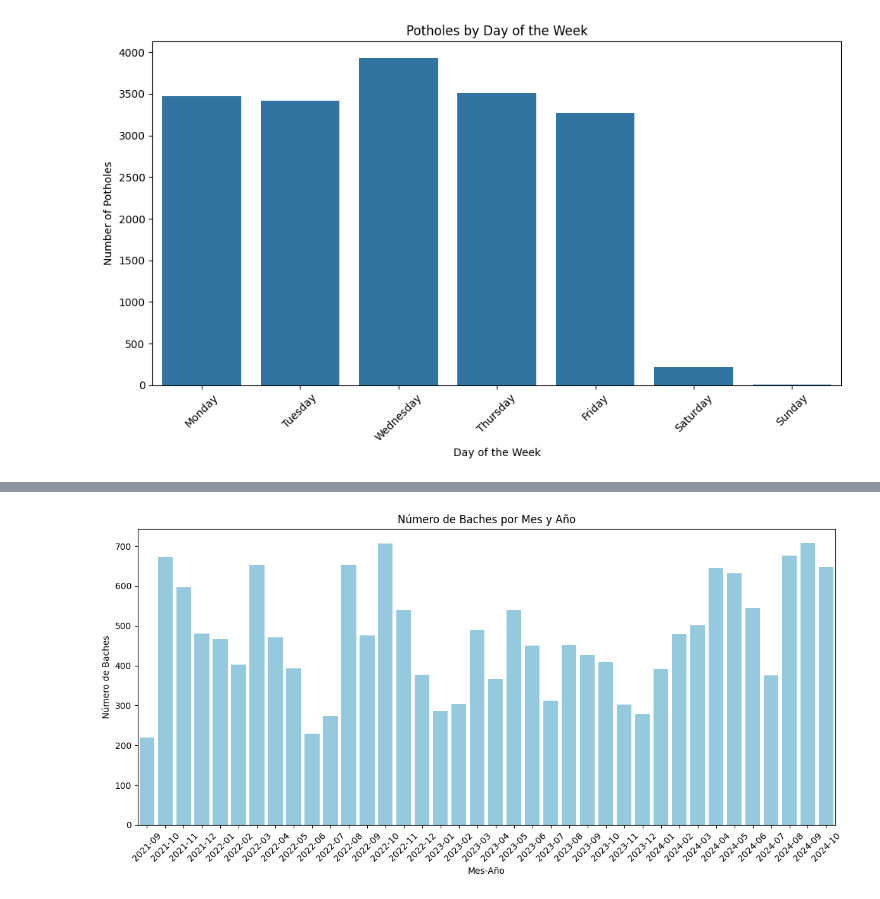
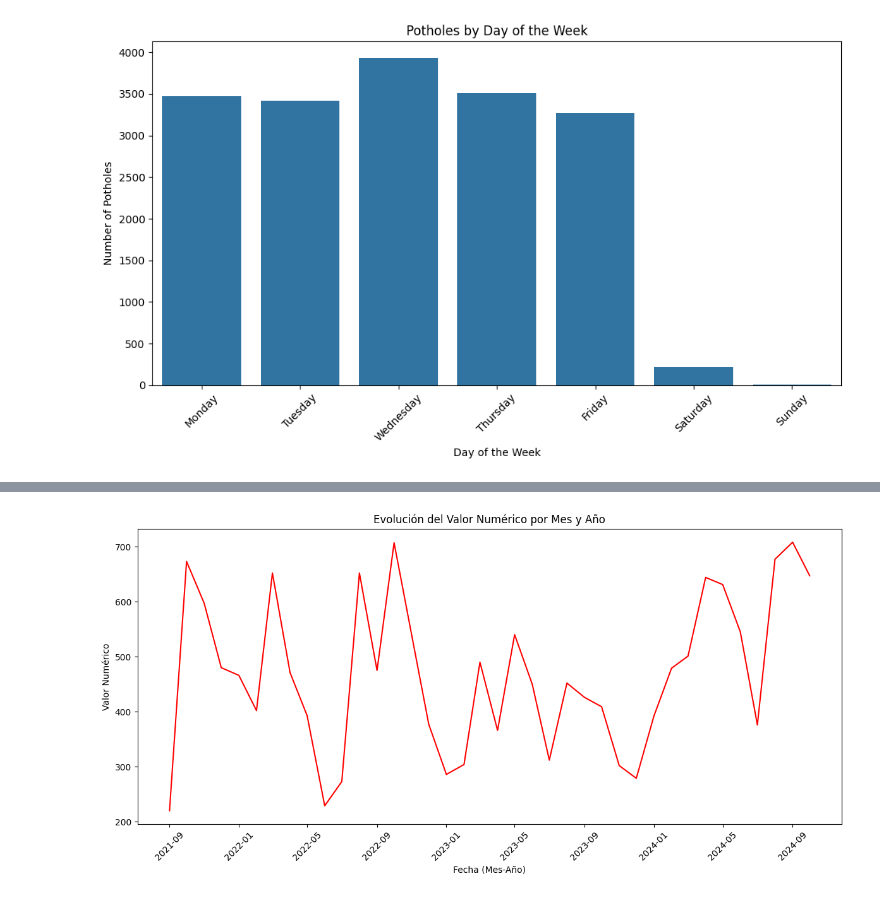
Before and after one commit to BSM-Analytics/proyecto-baches-hmo, a Jupyter notebook: notebooks/3.3_jmsd_an_exp_series_tiempo.ipynb, the cells around one changed output, grey strips where cells are left out. Drawn from its saved outputs; the diff is of its cells as text; code cells hidden in the pictures.

```diff
--- a/notebooks/3.3_jmsd_an_exp_series_tiempo.ipynb
+++ b/notebooks/3.3_jmsd_an_exp_series_tiempo.ipynb
@@ -242,20 +240,20 @@ baches_grouped = baches.groupby('month_year').size()
 # %%
-baches_grouped = baches_grouped.reset_index(name='size')
+baches_grouped = baches.groupby('month_year', as_index=False).size()
+baches_grouped['month_year'] = baches_grouped['month_year'].dt.to_timestamp()
+plt.figure(figsize=(12, 6))
+sns.lineplot(x='month_year', y='size', data=baches_grouped, color='red')
 
-# Graficar con seaborn
-plt.figure(figsize=(12, 6))
-sns.barplot(x='month_year', y='size', data=baches_grouped, color='skyblue')
+# Labels and title
+plt.xlabel('Fecha (Mes-Año)')
+plt.ylabel('Valor Numérico')
+plt.title('Evolución del Valor Numérico por Mes y Año')
 
-# Etiquetas y título
-plt.xlabel('Mes-Año')
-plt.ylabel('Número de Baches')
-plt.title('Número de Baches por Mes y Año')
-
-# Rotar las etiquetas del eje X para mejor visibilidad
+# Rotate x-axis labels for better readability
 plt.xticks(rotation=45)
 
-# Mostrar el gráfico
+# Show grid for easier reading
+
 plt.tight_layout()
 plt.show()
 # %% [output]
-[figure, old version]
+[figure, new version]
```
Also changed, not shown: parts of 2 cells of this notebook.
